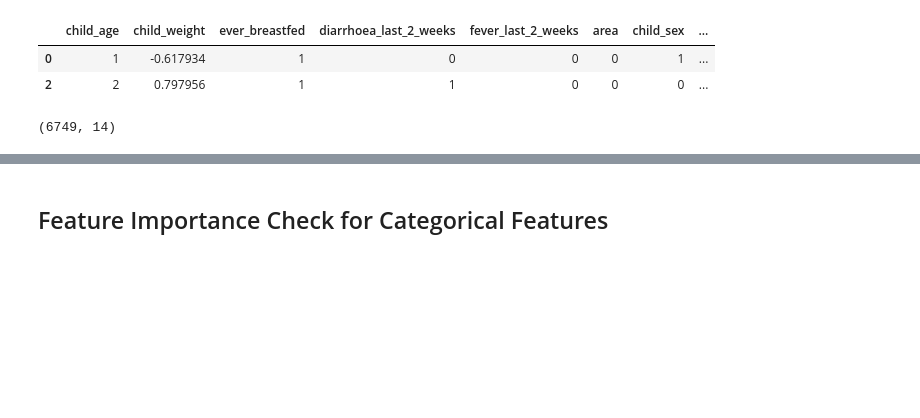
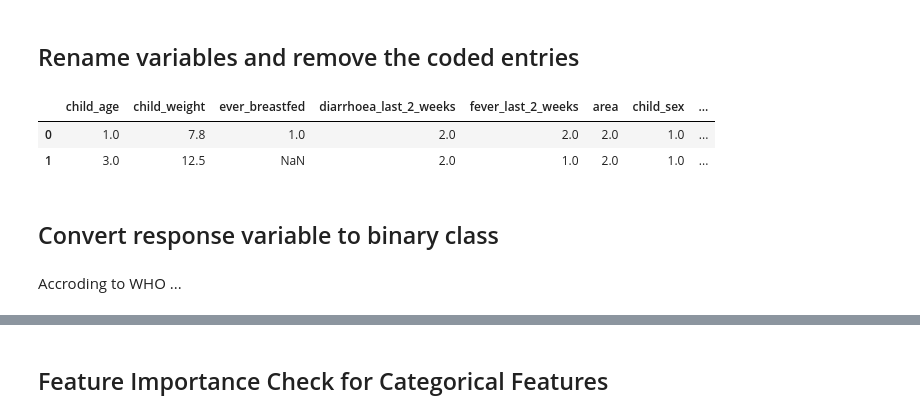
Before and after one commit to deepakbastola/malnutrition, a Jupyter notebook: models/pps.ipynb, the cells around one changed output, grey strips where cells are left out. Saved outputs shown, nothing was run; the diff lists cells and outputs as text; code cells hidden in the pictures; blank space fills up the shorter version.

```diff
--- a/models/pps.ipynb
+++ b/models/pps.ipynb
@@ -6,0 +19,5 @@ from sklearn.preprocessing import StandardScaler
+# %%
+# df_ch = pyreadstat.read_sav('/kaggle/input/malnutrition/ch.sav')[0]                #Kaggle dataset
+# df_ch = pyreadstat.read_sav('/workspaces/malnutrition/Dataset/ch.sav')[0]          #GitHub Codespace dataset
+df_ch = pyreadstat.read_sav(r"C:\Users\dbastola2022\OneDrive - Florida Atlantic University\Academics\Research\Malnutrition\MICS\malnutrition\Dataset\ch.sav")[0]      #Local dataset
+df_ch.head(2)
@@ -7,77 +29,49 @@ from sklearn.preprocessing import StandardScaler
+# %% [markdown]
+## Rename variables and remove the coded entries
 # %%
-# df_ch = pyreadstat.read_sav('/kaggle/input/malnutrition/ch.sav')[0] #Kaggle dataset
-df_ch = pyreadstat.read_sav('/workspaces/malnutrition/Dataset/ch.sav')[0] #GitHub Codespace dataset
-# df_ch = pyreadstat.read_sav(r"C:\Users\dbastola2022\OneDrive - Florida Atlantic University\Academics\Research\Malnutrition\MICS\malnutrition\Dataset\ch.sav")[0] #Local dataset
-
-
 # Renaming the columns
-features_rename = df_ch[['AN4', 'AN8', 'BD2', 'CA1', 'CA14', 'HH6', 'HL4', 'melevel1', 'cinsurance', 'HH7c', 'windex5', 'WAZ2', 'HAZ2', 'WHZ2']]
-df1 = features_rename.rename(columns={
+feature_coded = df_ch[['AN4', 'AN8', 'BD2', 'CA1', 'CA14', 'HH6', 'HL4', 'melevel1', 'cinsurance', 'HH7c', 'windex5', 'WAZ2', 'HAZ2', 'WHZ2']]
+df1 = feature_coded.rename(columns={
     'AN4': 'child_age',
     'AN8': 'child_weight',
     'BD2': 'ever_breastfed',
     'CA1': 'diarrhoea_last_2_weeks',
     'CA14': 'fever_last_2_weeks',
     'HH6': 'area',
     'HL4': 'child_sex',
     'melevel1': 'mother_education',
     'cinsurance': 'health_insurance',
     'HH7c': 'province',
     'windex5': 'wealth_index',
     'WAZ2': 'underweight',
     'HAZ2': 'stunting',
     'WHZ2': 'wasting'
 })
 
 # Remove rows with coded entries in each column
 coded_child_age = [99.6, 99.5, 99.4, 99.3]
 coded_underweight = [99.99, 99.98, 99.97]
 coded_stunting = [99.99, 99.98, 99.97]
 coded_wasting = [99.97]
 coded_diarrhoea = [9, 8]
 coded_fever = [8]
 coded_insurance = [9]
 coded_breastfed = [9]
 
-df2 = df1.copy()
-df2.dropna(inplace=True)
-
-df2 = df2[~df2['child_age'].isin(coded_child_age)]
-df2 = df2[~df2['underweight'].isin(coded_underweight)]
-df2 = df2[~df2['stunting'].isin(coded_stunting)]
-df2 = df2[~df2['wasting'].isin(coded_wasting)]
-df2 = df2[~df2['diarrhoea_last_2_weeks'].isin(coded_diarrhoea)]
-df2 = df2[~df2['fever_last_2_weeks'].isin(coded_fever)]
-df2 = df2[~df2['health_insurance'].isin(coded_insurance)]
-df2 = df2[~df2['ever_breastfed'].isin(coded_breastfed)]
-
-# Convert to Binary Response Variables
-df2['underweight'] = [2 if -2 <= x < 2 else 1 for x in df2['underweight']]
-df2['stunting'] = [2 if -2 <= x < 2 else 1 for x in df2['stunting']]
-df2['wasting'] = [2 if -2 <= x < 2 else 1 for x in df2['wasting']]
-df2['malnurished'] = df2[['underweight', 'stunting', 'wasting']].apply(lambda x: 1 if any(i == 1 for i in x) else 0, axis=1)
-df2 = df2.drop(['underweight', 'stunting', 'wasting'], axis=1)
-
-# Change binary features from 1/2 to 1/0
-df2[['ever_breastfed', 'diarrhoea_last_2_weeks', 'fever_last_2_weeks', 'area', 'child_sex', 'health_insurance']] = df2[['ever_breastfed', 'diarrhoea_last_2_weeks', 'fever_last_2_weeks', 'area', 'child_sex', 'health_insurance']].replace({1: 1, 2: 0})
-
-# Standardize continuous column
-scaler = StandardScaler()
-df2['child_weight'] = scaler.fit_transform(df2[['child_weight']])
-
-# One-hot encode nominal categorical column
-df3 = pd.get_dummies(df2, columns=['province'], drop_first=True)
-
-# Convert only boolean dummy columns to 0/1
-cols_to_convert = df3.columns.difference(['child_weight'])
-df3[cols_to_convert] = df3[cols_to_convert].astype(int)
-
-df3.head(2)
+df1 = df1[~df1['child_age'].isin(coded_child_age)]
+df1 = df1[~df1['underweight'].isin(coded_underweight)]
+df1 = df1[~df1['stunting'].isin(coded_stunting)]
+df1 = df1[~df1['wasting'].isin(coded_wasting)]
+df1 = df1[~df1['diarrhoea_last_2_weeks'].isin(coded_diarrhoea)]
+df1 = df1[~df1['fever_last_2_weeks'].isin(coded_fever)]
+df1 = df1[~df1['health_insurance'].isin(coded_insurance)]
+df1 = df1[~df1['ever_breastfed'].isin(coded_breastfed)]
+df1.head(2)
 # %% [output]
 |  | child_age | child_weight | ever_breastfed | diarrhoea_last_2_weeks | fever_last_2_weeks | area | child_sex | ... |
-| 0 | 1 | -0.617934 | 1 | 0 | 0 | 0 | 1 | ... |
-| 2 | 2 | 0.797956 | 1 | 1 | 0 | 0 | 0 | ... |
+| 0 | 1.0 | 7.8 | 1.0 | 2.0 | 2.0 | 2.0 | 1.0 | ... |
+| 1 | 3.0 | 12.5 | NaN | 2.0 | 1.0 | 2.0 | 1.0 | ... |
-# %%
-features_rename.shape
-# %% [output]
-(6749, 14)
+# %% [markdown]
+## Convert response variable to binary class
+# %% [markdown]
+Accroding to WHO ...
```
Also changed, not shown: parts of 40 cells of this notebook, 3 other files.
